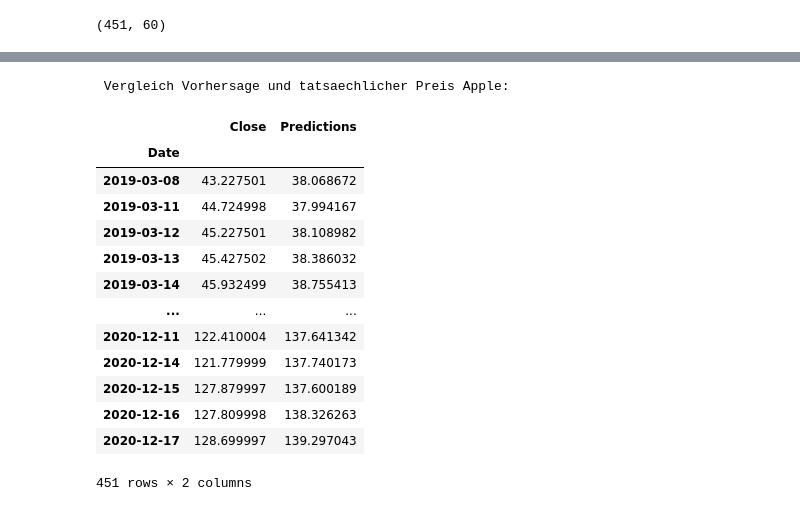
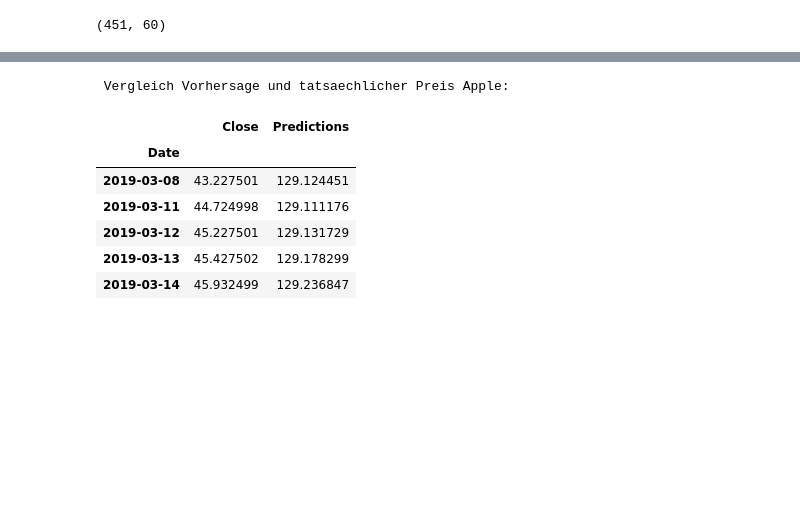
Before and after one commit to BaLena95/market, a Jupyter notebook: stock.ipynb, the cells around one changed output, grey strips where cells are left out. Drawn from its saved outputs; the diff is of its cells as text; code cells hidden in the pictures; blank space fills up the shorter version.

```diff
--- a/stock.ipynb
+++ b/stock.ipynb
@@ -20,7 +20,7 @@ Files in 'C:\\Users\\lenaw\\Documents\\work': ['.ipynb_checkpoints', '.Rhistory'
 # %%
 # Daten von Yahoo
 # Mayerhofer Strategie AMI P (a)
-df = web.DataReader('0P0000US1T.F', data_source='yahoo', start='2018-01-01', end='2021-02-01')
+df = web.DataReader('0P0000US1T.F', data_source='yahoo', start='2017-01-01', end='2019-12-01')
 df_apple = web.DataReader ('AAPL', data_source='yahoo', start='2012-01-01', end='2020-12-17')
 
 # Apple Daten
@@ -265,5 +258,5 @@ model_m.compile(optimizer='adam', loss='mean_squared_error', metrics='accuracy')
 ### Train the models
 # %%
 # Apple
-model_a.fit(x_train_ap, y_train_ap, batch_size=1, epochs=1)
+model_a.fit(x_train_ap, y_train_ap, batch_size=1, epochs=20)
 # %% [output]
@@ -392,24 +416,17 @@ See the caveats in the documentation: https://pandas.pydata.org/pandas-docs/stab
 # %%
 # valid closing price and predicted closing price
 #Apple
 print('\n Vergleich Vorhersage und tatsaechlicher Preis Apple: \n')
-valid_ap
+valid_ap.head()
 # %% [output]
  Vergleich Vorhersage und tatsaechlicher Preis Apple:
 |  | Close | Predictions |
 | Date |  |  |
-| 2019-03-08 | 43.227501 | 38.068672 |
-| 2019-03-11 | 44.724998 | 37.994167 |
-| 2019-03-12 | 45.227501 | 38.108982 |
-| 2019-03-13 | 45.427502 | 38.386032 |
-| 2019-03-14 | 45.932499 | 38.755413 |
-| ... | ... | ... |
-| 2020-12-11 | 122.410004 | 137.641342 |
-| 2020-12-14 | 121.779999 | 137.740173 |
-| 2020-12-15 | 127.879997 | 137.600189 |
-| 2020-12-16 | 127.809998 | 138.326263 |
-| 2020-12-17 | 128.699997 | 139.297043 |
+| 2019-03-08 | 43.227501 | 129.124451 |
+| 2019-03-11 | 44.724998 | 129.111176 |
+| 2019-03-12 | 45.227501 | 129.131729 |
+| 2019-03-13 | 45.427502 | 129.178299 |
+| 2019-03-14 | 45.932499 | 129.236847 |
-451 rows × 2 columns
 # %%
 # valid closing price and predicted closing price
 
```
Also changed, not shown: parts of 13 cells of this notebook.
